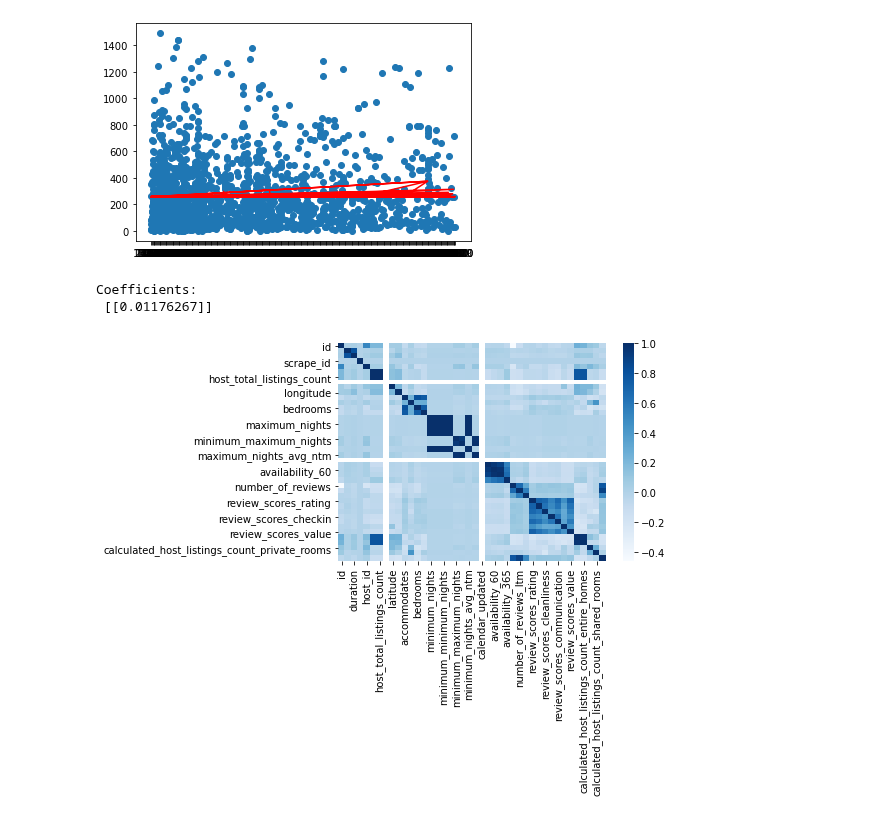
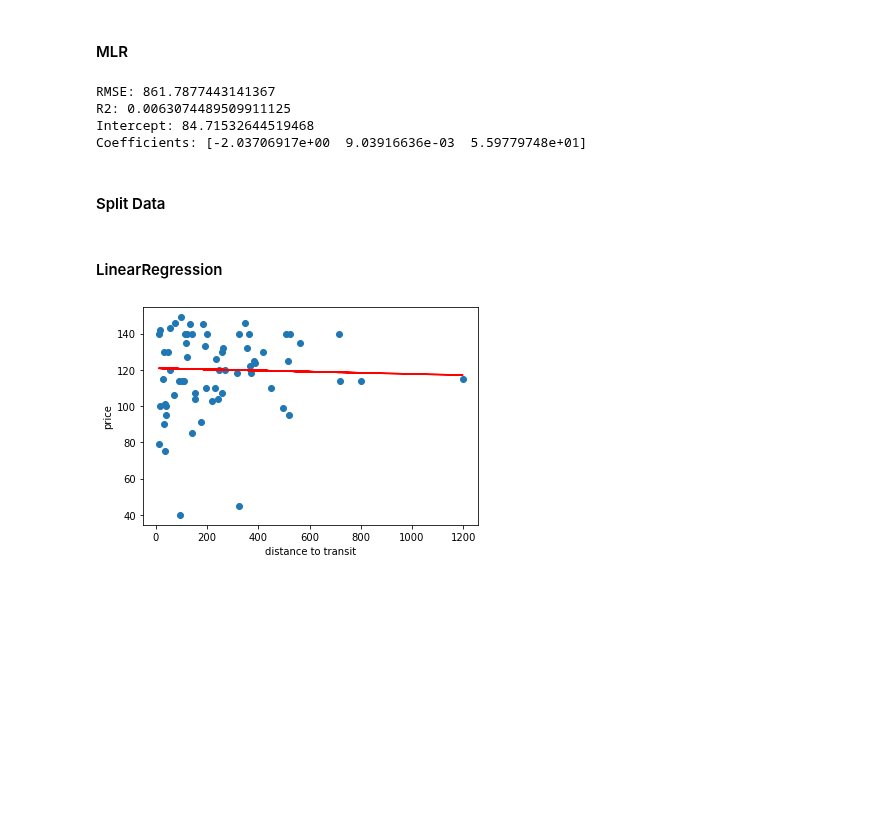
Before and after one commit to LingxingG/Data-Mining-Project, a Jupyter notebook: analysis/transit_relationship/transit_rental_regression.ipynb, the cells around one changed output. Saved outputs shown, nothing was run; the diff lists cells and outputs as text; code cells hidden in the pictures; blank space fills up the shorter version.

```diff
--- a/analysis/transit_relationship/transit_rental_regression.ipynb
+++ b/analysis/transit_relationship/transit_rental_regression.ipynb
@@ -42,4 +25,9 @@ Name: price, Length: 7274, dtype: object
 # %%
 df = pd.merge(df_transit, df_listing, on="id")
-df[["distance", "duration", "price"]]
+df["price"] = df.price.str.replace('$','')
+df["price"].replace(',','', regex=True, inplace=True)
+df["price"] = df["price"].astype(float)
+
+df_filtered = df[["distance", "duration", "price", "accommodates", "neighbourhood_cleansed", "property_type"]]
+df_filtered.head()
 # %% [output]
@@ -90,0 +42,8 @@ Y_pred = linear_regressor.predict(X)  # make predictions
+# %%
+plotdata = df_filtered[(df["property_type"] == "Entire apartment")&(df["distance"] < 2000)&(df["price"]<150)]
+plotdata = plotdata[(plotdata["accommodates"] > 2)]
+plotdata.head()
+
+# for x in plotdata["neighbourhood_cleansed"].unique():
+#     temp = plotdata[plotdata["neighbourhood_cleansed"] == x]
+#     sns.relplot(data=temp, x="price", y="distance")
@@ -91,21 +94,48 @@ Y_pred = linear_regressor.predict(X)  # make predictions
+# %% [markdown]
+#### MLR
+# %%
+from sklearn import linear_model
+import statsmodels.api as sm
+
+
+X = df[['neighbourhood_cat', 'distance', 'accommodates']] # here we have 3 variables for multiple regression. If you just want to use one variable for simple linear regression, then use X = df['Interest_Rate'] for example.Alternatively, you may add additional variables within the brackets
+Y = df['price']
+
+X_train, X_test, y_train, y_test = train_test_split(X, Y, test_size = 0.50, random_state = 1234)
+
+# with sklearn
+regr = linear_model.LinearRegression()
+regr.fit(X_train, y_train)
+Y_pred = regr.predict(X_test)
+
+print("RMSE:", (np.sqrt(mean_squared_error(y_test, Y_pred))))
+print("R2:", r2_score(y_test, Y_pred))
+print('Intercept:', regr.intercept_)
+print('Coefficients:', regr.coef_)
+# %% [output]
+RMSE: 861.7877443141367
+R2: 0.0063074489509911125
+Intercept: 84.71532644519468
+Coefficients: [-2.03706917e+00  9.03916636e-03  5.59779748e+01]
+# %% [markdown]
+#### Split Data
+# %%
+from sklearn.model_selection import train_test_split
+
+Y = plotdata["price"].values.reshape(-1, 1)
+X = plotdata["distance"].values.reshape(-1, 1)
+X_train, X_test, y_train, y_test = train_test_split(X, Y, test_size = 0.50, random_state = 1234)
+# %% [markdown]
+#### LinearRegression
+# %%
+regr = LinearRegression()  # create object for the class
+regr.fit(X_train, y_train) # perform linear regression
+Y_pred = regr.predict(X_test)  # make predictions
 # %%
-plt.scatter(X.ravel().tolist(),Y)
-plt.plot(X.ravel().tolist(), Y_pred, color='red')
+plt.scatter(X_test,y_test)
+plt.plot(X_test, Y_pred, color='red')
+plt.xlabel('distance to transit')
+plt.ylabel('price')
 plt.show()
 # %% [output]
-[figure, old version]
+[figure, new version]
-# %%
-# The coefficients
-print('Coefficients: \n', linear_regressor.coef_)
-# %% [output]
-Coefficients:
- [[0.01176267]]
-# %%
-corr = df.corr()
-
-# Draw heatmap
-sns.heatmap(corr, cmap="Blues")
-
-plt.show()
-# %% [output]
-[figure, removed]
```
Also changed, not shown: parts of 23 cells of this notebook, 3 other files.
